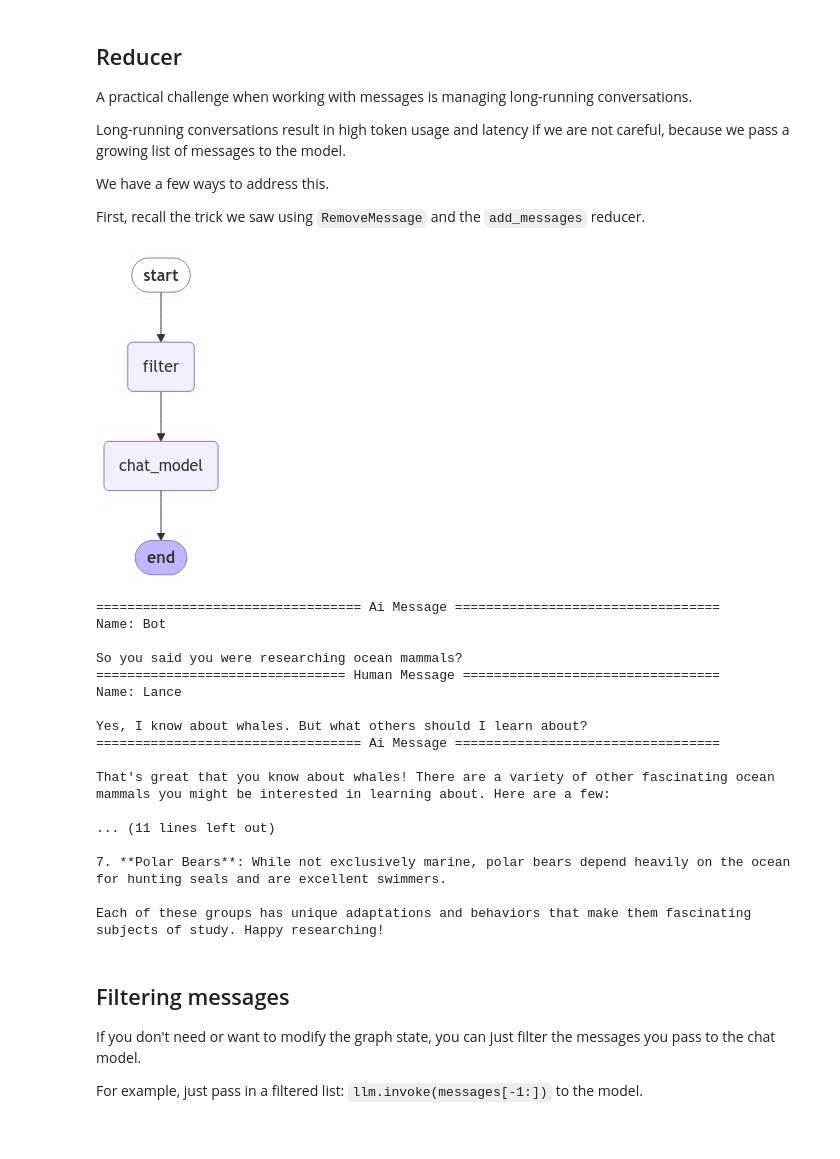
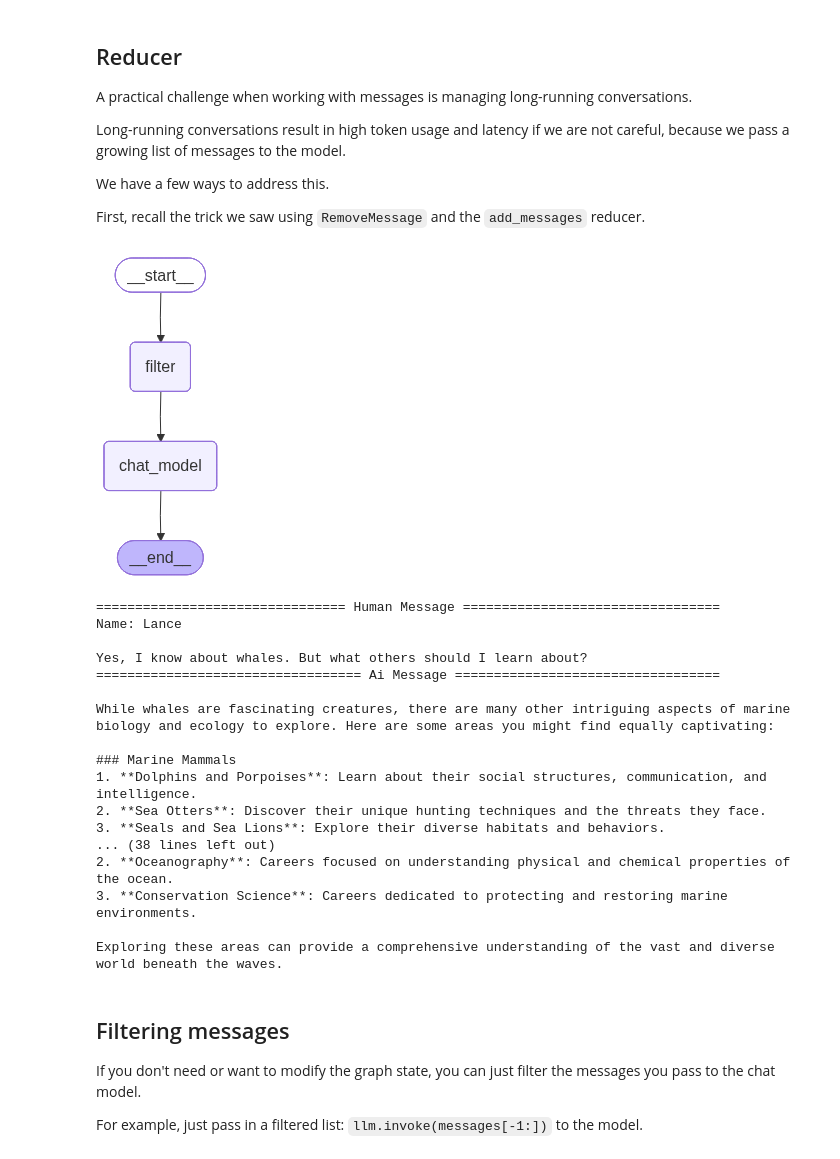
Before and after one commit to JuanSebas7ian/langchain-academy-debug, a Jupyter notebook: module-2/trim-filter-messages.ipynb, the cells around one changed output. Drawn from its saved outputs; the diff is of its cells as text; code cells hidden in the pictures.

```diff
--- a/module-2/trim-filter-messages.ipynb
+++ b/module-2/trim-filter-messages.ipynb
@@ -127,5 +131,6 @@ llm_nova_pro = ChatBedrockConverse(
 )
 
 # Seleccionar el LLM activo
-llm = llm_scout
+llm = llm_nova_micro
+llm.invoke(messages)
 # %% [output]
@@ -187,28 +193,28 @@ First, recall the trick we saw using `RemoveMessage` and the `add_messages` redu
 # %%
 from langchain_core.messages import RemoveMessage
 
 # Nodes
 def filter_messages(state: MessagesState):
     # Delete all but the 2 most recent messages
-    delete_messages = [RemoveMessage(id=m.id) for m in state["messages"][:-2]]
+    delete_messages = [RemoveMessage(id=m.id) for m in state["messages"][:-1]]
     return {"messages": delete_messages}
 
 def chat_model_node(state: MessagesState):
     return {"messages": [llm.invoke(state["messages"])]}
 
 # Build graph
 builder = StateGraph(MessagesState)
 builder.add_node("filter", filter_messages)
 builder.add_node("chat_model", chat_model_node)
 builder.add_edge(START, "filter")
 builder.add_edge("filter", "chat_model")
 builder.add_edge("chat_model", END)
 graph = builder.compile()
 
 # View
 display(Image(graph.get_graph().draw_mermaid_png()))
 # %% [output]
-[figure, old version]
+[figure, new version]
 # %%
 # Message list with a preamble
 messages = [HumanMessage("Hello!", name="Lance", id="0")]
@@ -222,23 +228,23 @@ output = graph.invoke({'messages': messages})
 for m in output['messages']:
     m.pretty_print()
 # %% [output]
-================================== Ai Message ==================================
-Name: Bot
-
-So you said you were researching ocean mammals?
 ================================ Human Message =================================
 Name: Lance
 
 Yes, I know about whales. But what others should I learn about?
 ================================== Ai Message ==================================
 
-That's great that you know about whales! There are a variety of other fascinating ocean mammals you might be interested in learning about. Here are a few:
+While whales are fascinating creatures, there are many other intriguing aspects of marine biology and ecology to explore. Here are some areas you might find equally captivating:
 
-... (11 lines left out)
+### Marine Mammals
+1. **Dolphins and Porpoises**: Learn about their social structures, communication, and intelligence.
+2. **Sea Otters**: Discover their unique hunting techniques and the threats they face.
+3. **Seals and Sea Lions**: Explore their diverse habitats and behaviors.
+... (38 lines left out)
+2. **Oceanography**: Careers focused on understanding physical and chemical properties of the ocean.
+3. **Conservation Science**: Careers dedicated to protecting and restoring marine environments.
 
-7. **Polar Bears**: While not exclusively marine, polar bears depend heavily on the ocean for hunting seals and are excellent swimmers.
-
-Each of these groups has unique adaptations and behaviors that make them fascinating subjects of study. Happy researching!
+Exploring these areas can provide a comprehensive understanding of the vast and diverse world beneath the waves.
 # %% [markdown]
 ## Filtering messages
 
```
Also changed, not shown: parts of 11 cells of this notebook, 9 other files.
